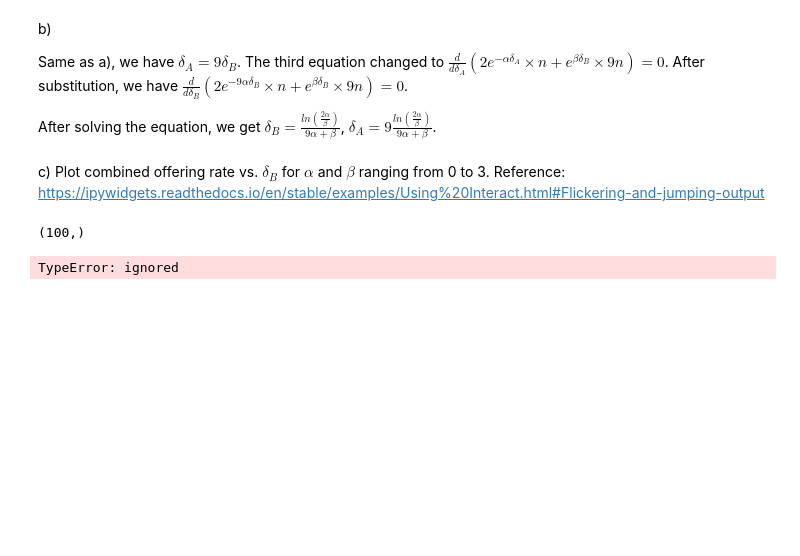
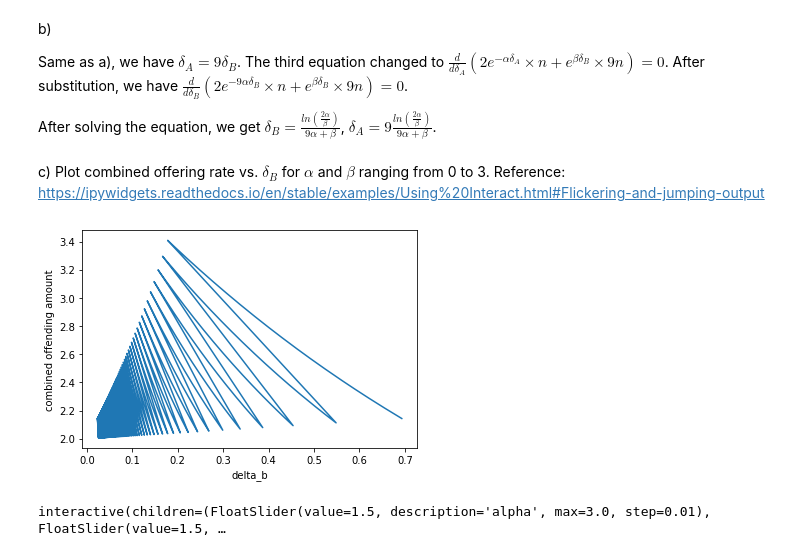
Before and after one commit to luhan68/CS190DD_HW, a Jupyter notebook: HW3 Files-20201129/HW3_Lu.ipynb, the cells around one changed output. Saved outputs shown, nothing was run; the diff lists cells and outputs as text; code cells hidden in the pictures; blank space fills up the shorter version.

```diff
--- a/HW3 Files-20201129/HW3_Lu.ipynb
+++ b/HW3 Files-20201129/HW3_Lu.ipynb
@@ -367,30 +471,41 @@ Plot combined offering rate vs. $\delta_B$ for $\alpha$ and $\beta$ ranging from
 # %%
 from ipywidgets import interactive
 import math
 
-# plot the complete graph
-alpha = np.linspace(0.,3.,num=100)
-beta = np.linspace(0.,3.,num=100)
-delta_b = np.log(2)/(9*alpha+beta)
-print(np.shape(delta_b))
-plt.plot(delta_b,function(alpha,beta,delta_b))
-plt.ylim(1,4)
-plt.show()
-
-def function(alpha,beta,delta_b):
-  return 2* math.exp(-9*alpha*delta_b) + math.exp(beta*delta_b)
+def function(alpha,beta):
+  x = []
+  y = []
+  for i in range(100):
+    for j in range(100):
+      # print("alpha[i]:",alpha[i])
+      # print("beta[i]:",beta[i])
+      # print("delta_b[i]:",delta_b)
+      delta_b = np.log(2)/(9*alpha[i]+beta[j])
+      x.append(delta_b)
+      y_i = 2* math.exp(-9*alpha[i]*delta_b) + math.exp(beta[j]*delta_b)
+      y.append(y_i)
+  return x,y
 
 # plot the interactive marker
-fig, ax = plt.subplots()
+# fig, ax = plt.subplots()
 def update(alpha,beta):
   delta_b = np.log(2)/(9*alpha+beta)
-  plt.scatter(delta_b,function(alpha,beta,delta_b),c=colr)
+  plt.scatter(delta_b,2* math.exp(-9*alpha*delta_b) + math.exp(beta*delta_b),c="red")
   plt.ylim(1,4)
   # fig.canvas.draw_idle()
   # plt.show()
-  return()
 
-interactive(update, alpha=(0.,3.,0.01),beta=(0.,3.,0.01),colr=["red","orange"])
+# plot the complete graph
+beta_fixed = np.linspace(0.1,3.,num=100)
+alpha_fixed = np.linspace(0.1,3.,num=100)
+x,y = function(alpha_fixed,beta_fixed)
+plt.plot(x,y)
+interactive_plot = interactive(update, alpha=(0.,3.,0.01),beta=(0.,3.,0.01))
+plt.xlabel("delta_b")
+plt.ylabel("combined offending amount")
+plt.show()
+
+interactive_plot
 # %% [output]
+[figure, added]
-(100,)
+interactive(children=(FloatSlider(value=1.5, description='alpha', max=3.0, step=0.01), FloatSlider(value=1.5, …
-TypeError: ignored
```
Also changed, not shown: parts of 12 cells of this notebook.
